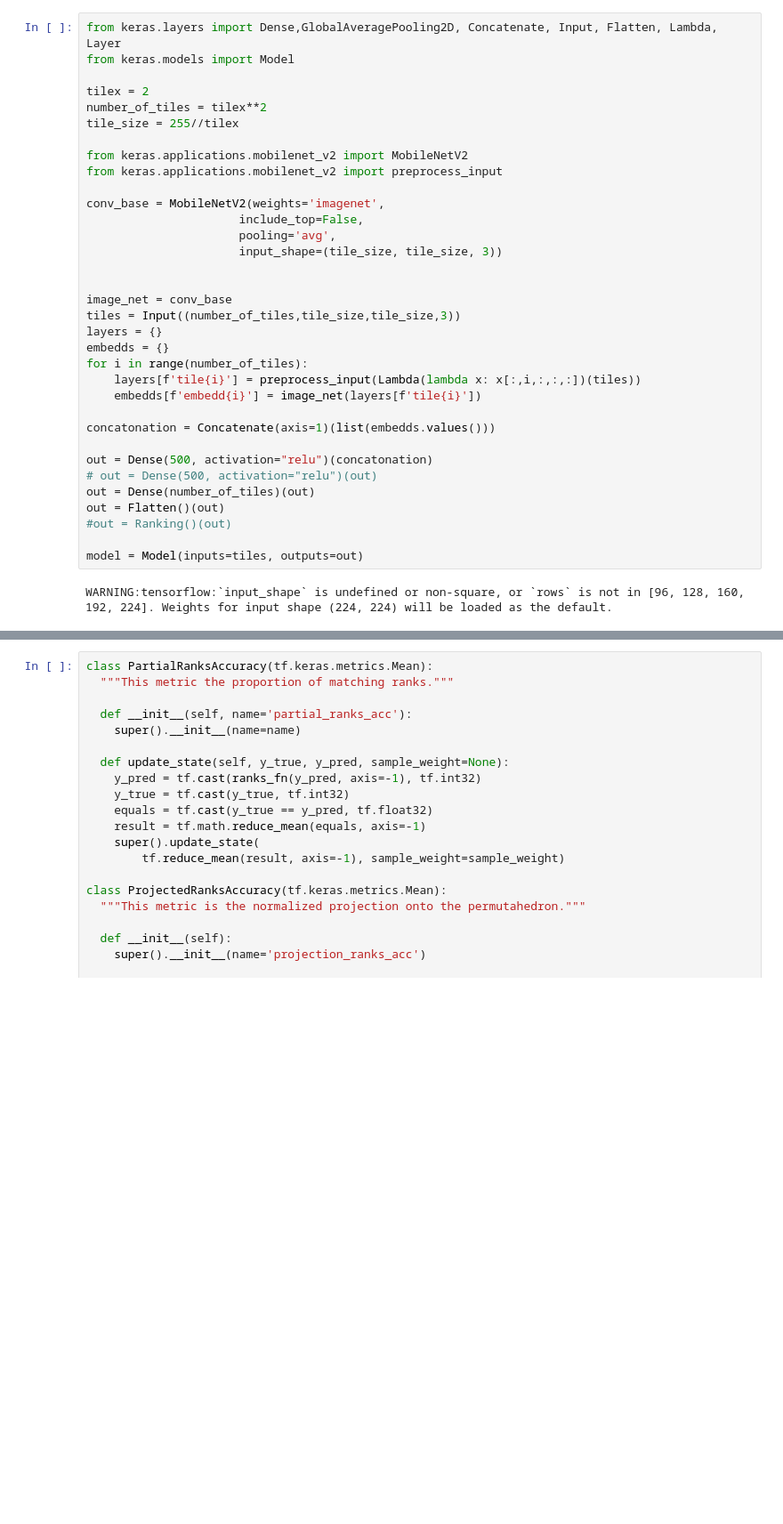
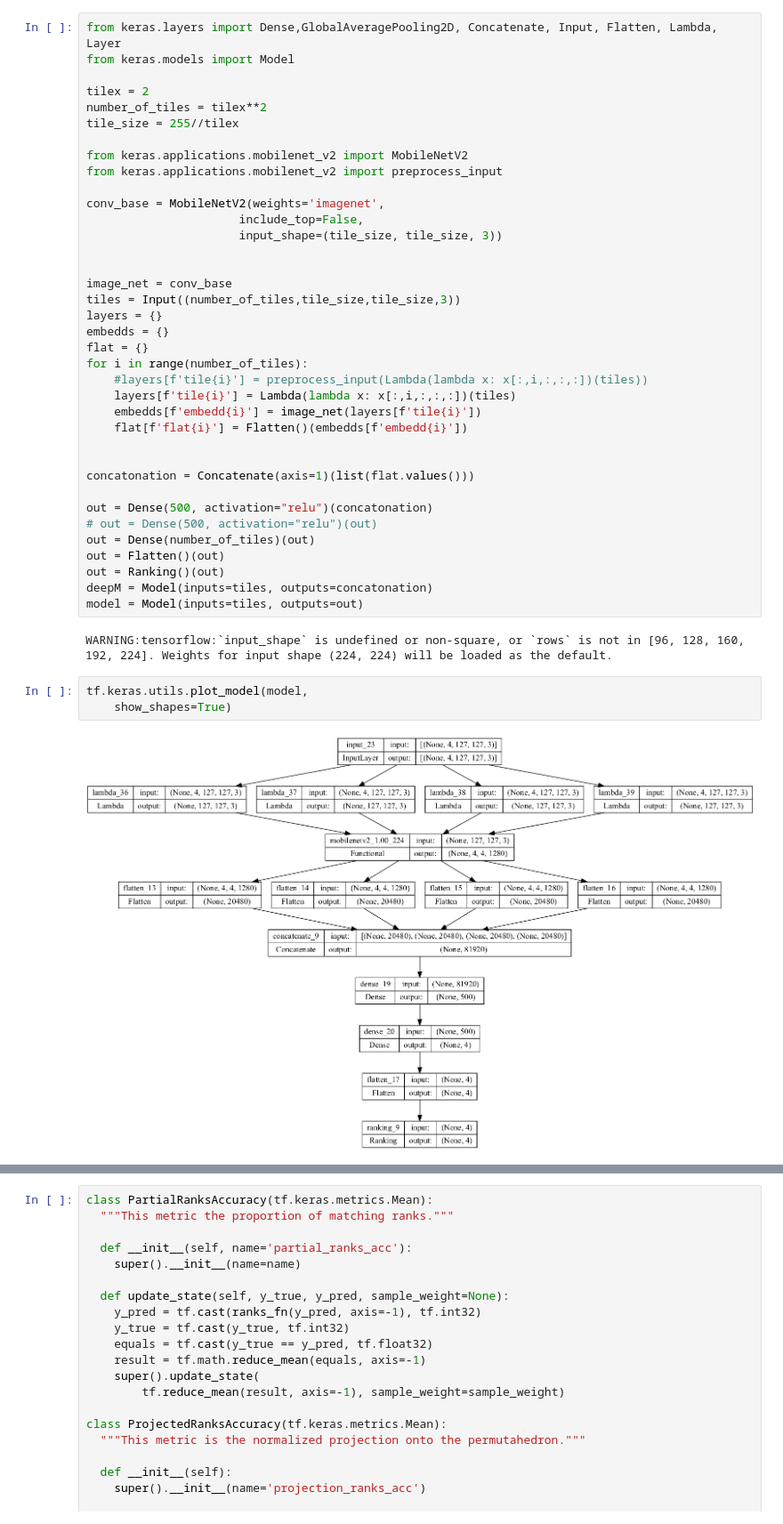
Before and after one commit to ge0metri/Deep-Learning-for-Visual-recognition-project, a Jupyter notebook: NotebookZwei.ipynb, the cells around one changed output, grey strips where cells are left out. Shown at 89% size. Cells and saved outputs as stored; diff of their text form; blank space fills up the shorter version.

```diff
--- a/NotebookZwei.ipynb
+++ b/NotebookZwei.ipynb
@@ -149,7 +152,6 @@ from keras.applications.mobilenet_v2 import preprocess_input
 
 conv_base = MobileNetV2(weights='imagenet',
                       include_top=False,
-                      pooling='avg',
                       input_shape=(tile_size, tile_size, 3))
 
 
@@ -157,21 +159,30 @@ image_net = conv_base
 tiles = Input((number_of_tiles,tile_size,tile_size,3))
 layers = {}
 embedds = {}
+flat = {}
 for i in range(number_of_tiles):
-    layers[f'tile{i}'] = preprocess_input(Lambda(lambda x: x[:,i,:,:,:])(tiles))
+    #layers[f'tile{i}'] = preprocess_input(Lambda(lambda x: x[:,i,:,:,:])(tiles))
+    layers[f'tile{i}'] = Lambda(lambda x: x[:,i,:,:,:])(tiles)
     embedds[f'embedd{i}'] = image_net(layers[f'tile{i}'])
+    flat[f'flat{i}'] = Flatten()(embedds[f'embedd{i}'])
 
-concatonation = Concatenate(axis=1)(list(embedds.values()))
+
+concatonation = Concatenate(axis=1)(list(flat.values()))
 
 out = Dense(500, activation="relu")(concatonation)
 # out = Dense(500, activation="relu")(out)
 out = Dense(number_of_tiles)(out)
 out = Flatten()(out)
-#out = Ranking()(out)
-
+out = Ranking()(out)
+deepM = Model(inputs=tiles, outputs=concatonation)
 model = Model(inputs=tiles, outputs=out)
 # %% [output]
 WARNING:tensorflow:`input_shape` is undefined or non-square, or `rows` is not in [96, 128, 160, 192, 224]. Weights for input shape (224, 224) will be loaded as the default.
+# %%
+tf.keras.utils.plot_model(model,
+    show_shapes=True)
+# %% [output]
+[figure, added]
 # %%
 model.summary()
 # %% [output]
```
Also changed, not shown: parts of 10 cells of this notebook, 2 other files.
